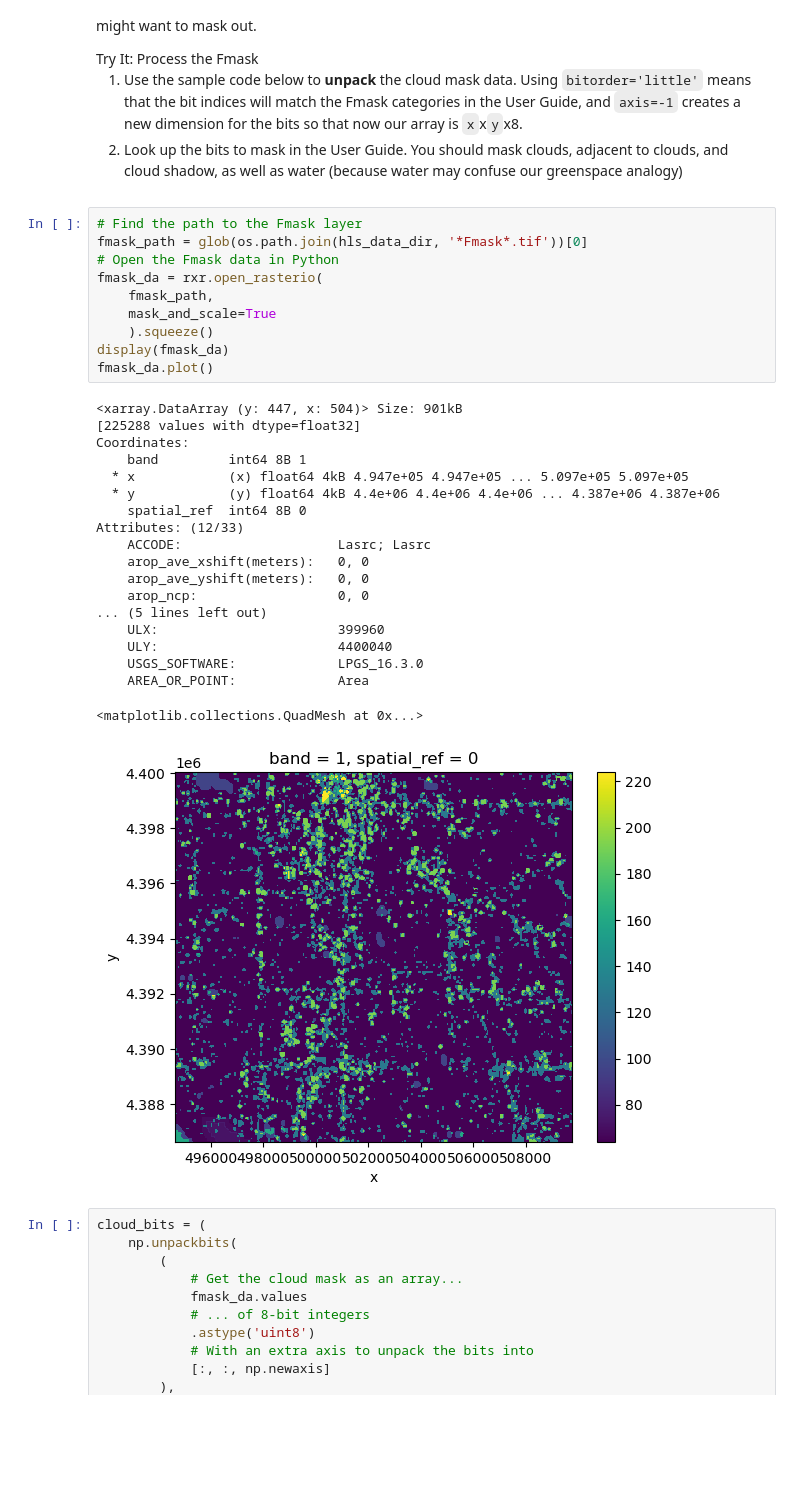
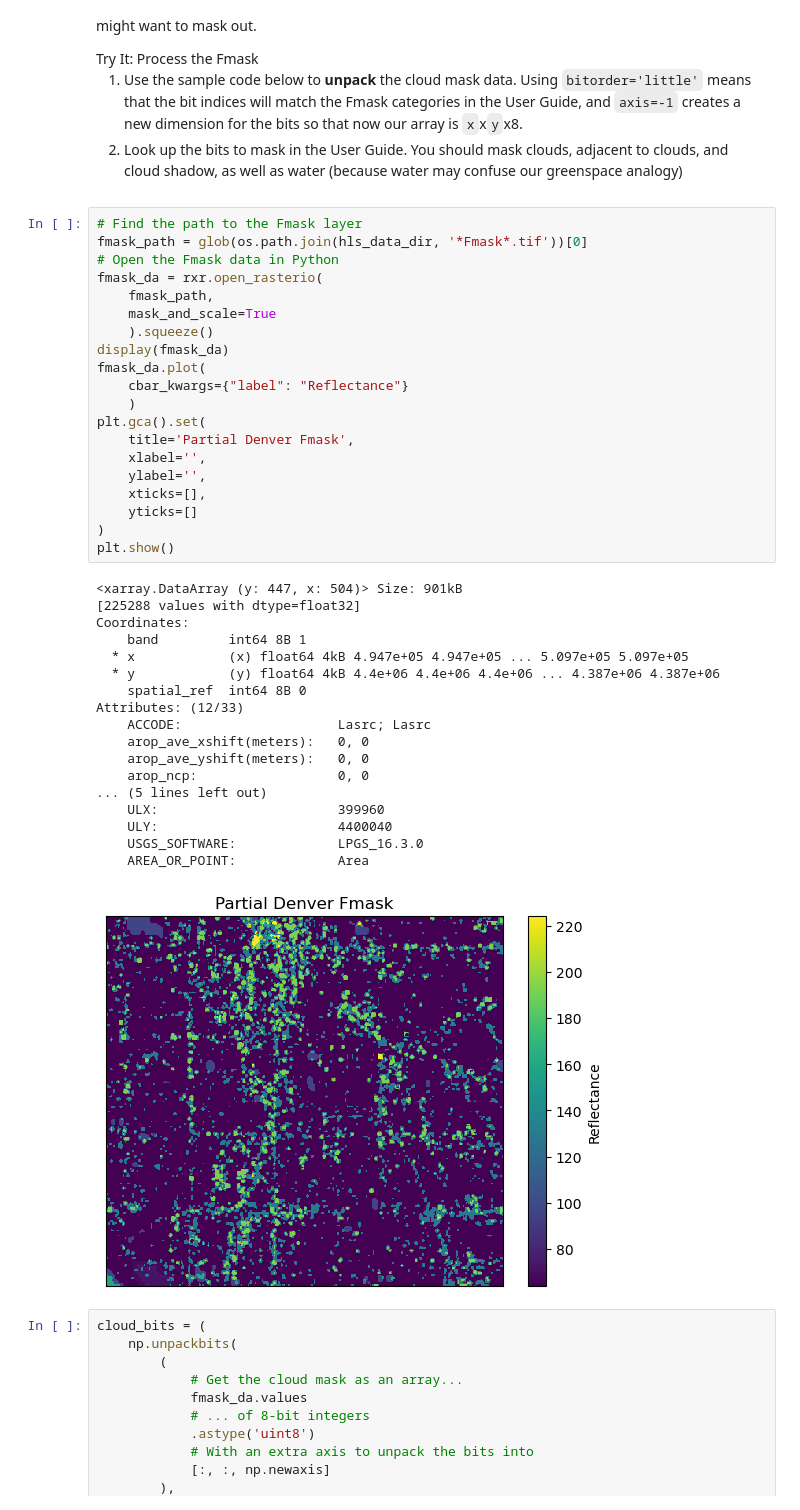
Before and after one commit to earthlab-education/fundamentals-04-redlining-brglea, a Jupyter notebook: notebooks/redlining-02-wrangle-multispectral.ipynb, the cells around one changed output. Saved outputs shown, nothing was run; the diff lists cells and outputs as text; blank space fills up the shorter version.

```diff
--- a/notebooks/redlining-02-wrangle-multispectral.ipynb
+++ b/notebooks/redlining-02-wrangle-multispectral.ipynb
@@ -202,33 +210,42 @@ may confuse our greenspace analogy)</li>
 # %%
 # Find the path to the Fmask layer
 fmask_path = glob(os.path.join(hls_data_dir, '*Fmask*.tif'))[0]
 # Open the Fmask data in Python
 fmask_da = rxr.open_rasterio(
     fmask_path,
     mask_and_scale=True
     ).squeeze()
 display(fmask_da)
-fmask_da.plot()
+fmask_da.plot(
+    cbar_kwargs={"label": "Reflectance"}
+    )
+plt.gca().set(
+    title='Partial Denver Fmask',
+    xlabel='',
+    ylabel='',
+    xticks=[],
+    yticks=[]
+)
+plt.show()
 # %% [output]
 <xarray.DataArray (y: 447, x: 504)> Size: 901kB
 [225288 values with dtype=float32]
 Coordinates:
     band         int64 8B 1
   * x            (x) float64 4kB 4.947e+05 4.947e+05 ... 5.097e+05 5.097e+05
   * y            (y) float64 4kB 4.4e+06 4.4e+06 4.4e+06 ... 4.387e+06 4.387e+06
     spatial_ref  int64 8B 0
 Attributes: (12/33)
     ACCODE:                    Lasrc; Lasrc
     arop_ave_xshift(meters):   0, 0
     arop_ave_yshift(meters):   0, 0
     arop_ncp:                  0, 0
 ... (5 lines left out)
     ULX:                       399960
     ULY:                       4400040
     USGS_SOFTWARE:             LPGS_16.3.0
     AREA_OR_POINT:             Area
-<matplotlib.collections.QuadMesh at 0x...>
-[figure, old version]
+[figure, new version]
 # %%
 cloud_bits = (
     np.unpackbits(
```
Also changed, not shown: parts of 2 cells of this notebook, 7 other files.
